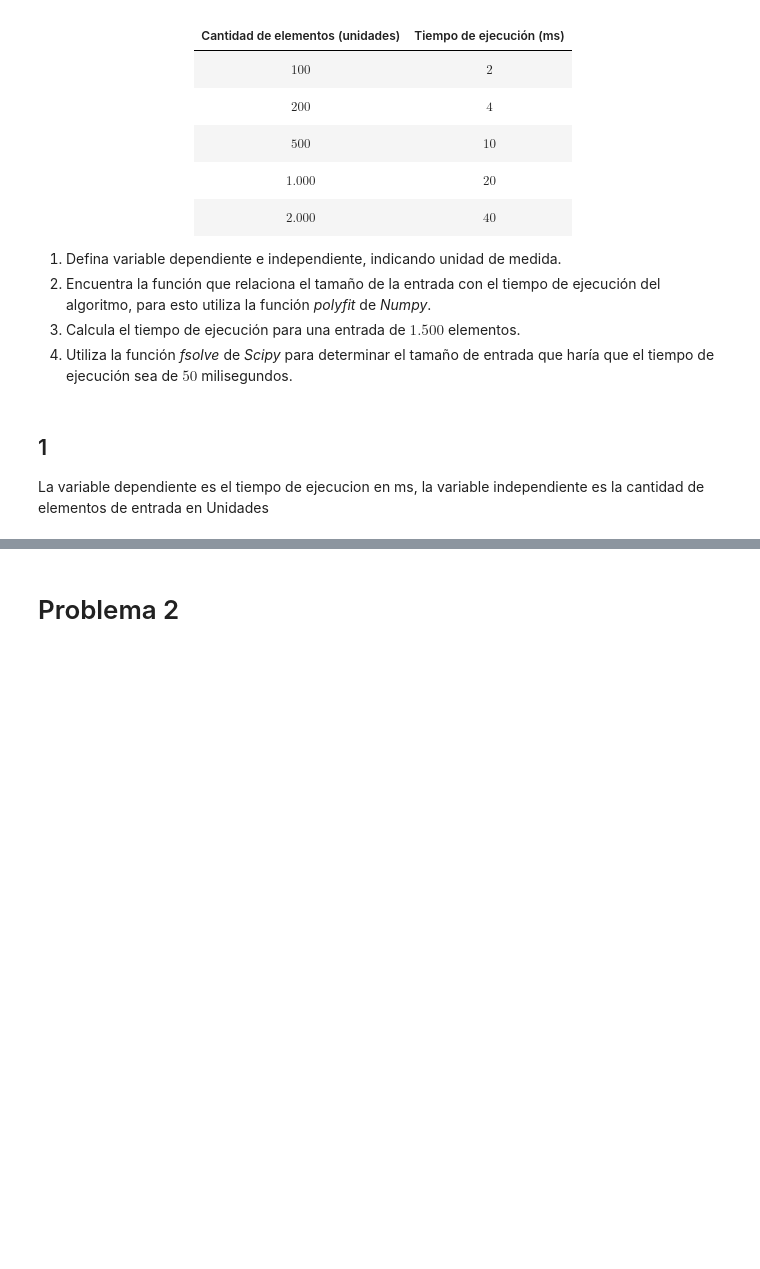
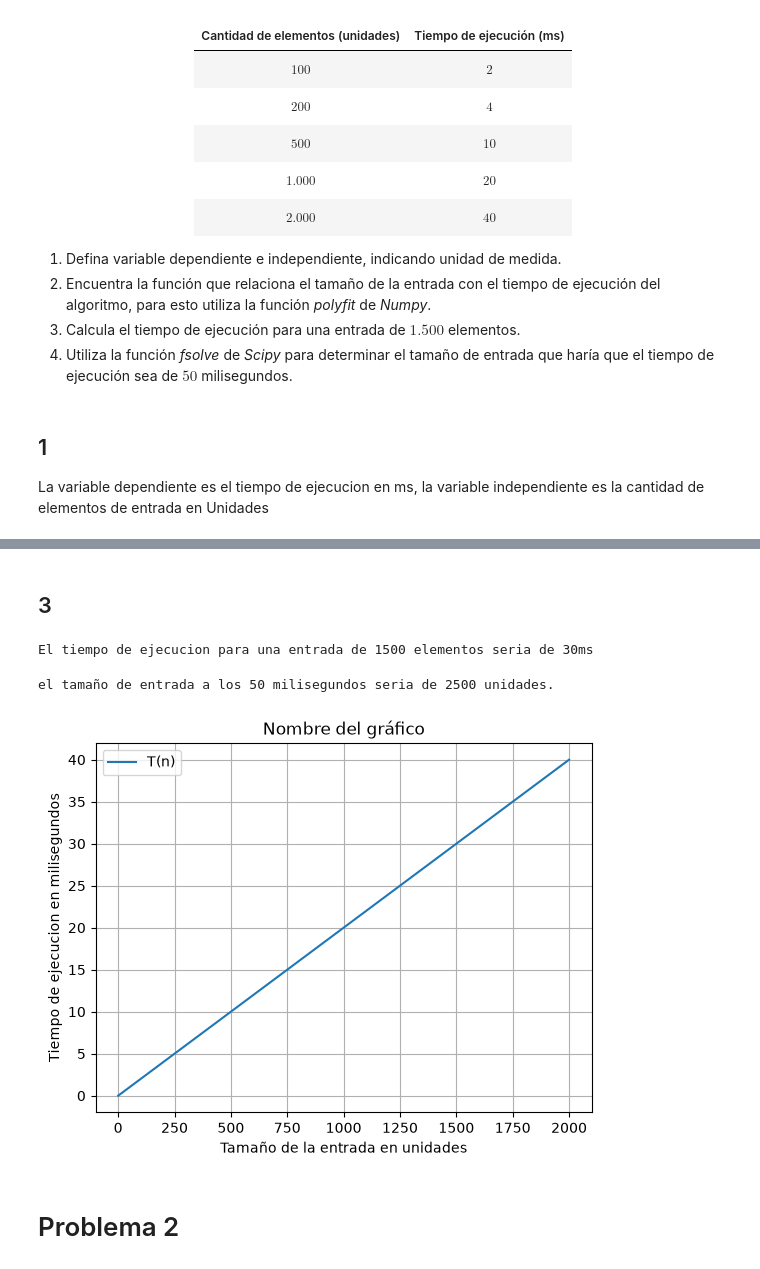
Before and after one commit to LemonHum4n/EjerciciosDuoc, a Jupyter notebook: 2026/Matematicas Aplicadas/Guia2/G2_Función_Lineal.ipynb, the cells around one changed output, grey strips where cells are left out. Cells and saved outputs as stored; diff of their text form; code cells hidden in the pictures; blank space fills up the shorter version.

```diff
--- a/2026/Matematicas Aplicadas/Guia2/G2_Función_Lineal.ipynb
+++ b/2026/Matematicas Aplicadas/Guia2/G2_Función_Lineal.ipynb
@@ -38,24 +40,64 @@ print(f"{pendiente:.2f} {intercepto:.2f}")
+# %% [markdown]
+## 3
+# %%
+import numpy as np
+import matplotlib.pyplot as plt
+from scipy.optimize import fsolve
+
+x = np.array([100,200,500,1000,2000])
+y = np.array([2,4,10,20,40])
+#Si la función es de grado 1
+pendiente, intercepto = np.polyfit(x, y, 1)
+
+def T(n):
+    return pendiente*n + intercepto
+
+print(f"El tiempo de ejecucion para una entrada de 1500 elementos seria de {T(1500):.0f}ms")
+# %% [output]
+El tiempo de ejecucion para una entrada de 1500 elementos seria de 30ms
+# %%
+import numpy as np
+import matplotlib.pyplot as plt
+from scipy.optimize import fsolve
+
+x = np.array([100,200,500,1000,2000])
+y = np.array([2,4,10,20,40])
+#Si la función es de grado 1
+pendiente, intercepto = np.polyfit(x, y, 1)
+
+def T(n):
+    return pendiente*n + intercepto - 50
+
+
+n = 0
+solucion = fsolve(T, n)
+
+print(f"el tamaño de entrada a los 50 milisegundos seria de {solucion[0]:.0f} unidades.")
+# %% [output]
+el tamaño de entrada a los 50 milisegundos seria de 2500 unidades.
 # %%
 import numpy as np
 import matplotlib.pyplot as plt
 from scipy.optimize import fsolve
 
 x = np.array([100,200,500,1000,2000])
 y = np.array([2,4,10,20,40])
 #Si la función es de grado 1
 pendiente, intercepto = np.polyfit(x, y, 1)
 
 def T(n):
     return pendiente*n + intercepto
 
-x = np.arange(valor inicial, valor final, paso)
-plt.plot(x, f(x), label = 'f(x)')
+n = np.arange(0, 2000.01, 100)
+plt.plot(n, T(n), label = 'T(n)')
 plt.title('Nombre del gráfico')
-plt.ylabel('Nombre eje y')
-plt.xlabel('Nombre eje x')
+plt.ylabel('Tiempo de ejecucion en milisegundos')
+plt.xlabel('Tamaño de la entrada en unidades')
 plt.legend()
 plt.grid()
 plt.show()
+# %% [output]
+[figure, added]
 # %% [markdown]
 # Problema 2
 # %% [markdown]
```
Also changed, not shown: parts of 26 cells of this notebook.
